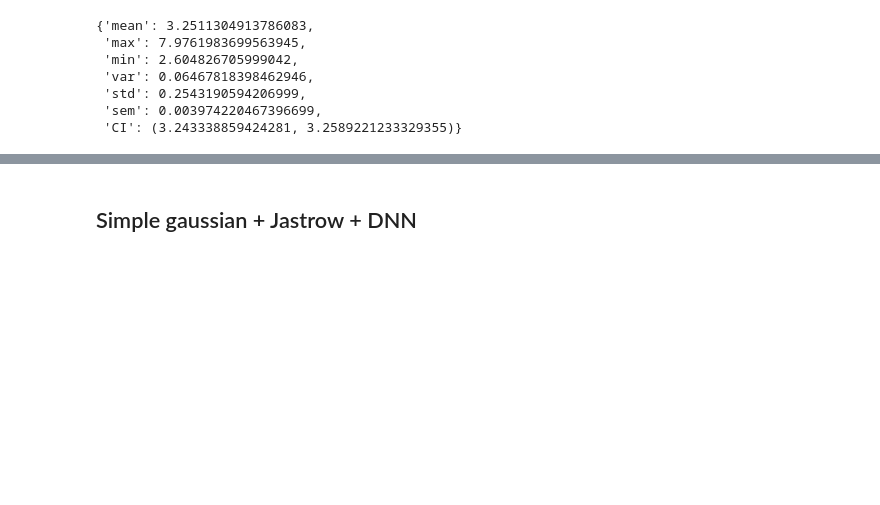
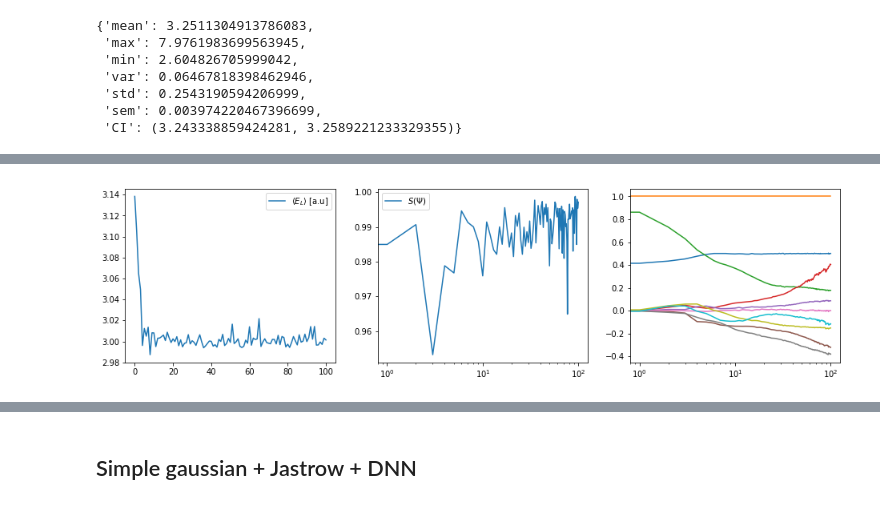
Before and after one commit to bsamseth/qflow, a Jupyter notebook: scripts/Quantum-dots-results.ipynb, the cells around one changed output, grey strips where cells are left out. Cells and saved outputs as stored; diff of their text form; code cells hidden in the pictures; blank space fills up the shorter version.

```diff
--- a/scripts/Quantum-dots-results.ipynb
+++ b/scripts/Quantum-dots-results.ipynb
@@ -334,0 +479,4 @@ compute_statistics_for_series(
+# %%
+plot_training(psi_energies, psi_symmetries, np.array(psi_parameters)[:, :10])
+# %% [output]
+[figure, added]
```
Also changed, not shown: parts of 36 cells of this notebook.
